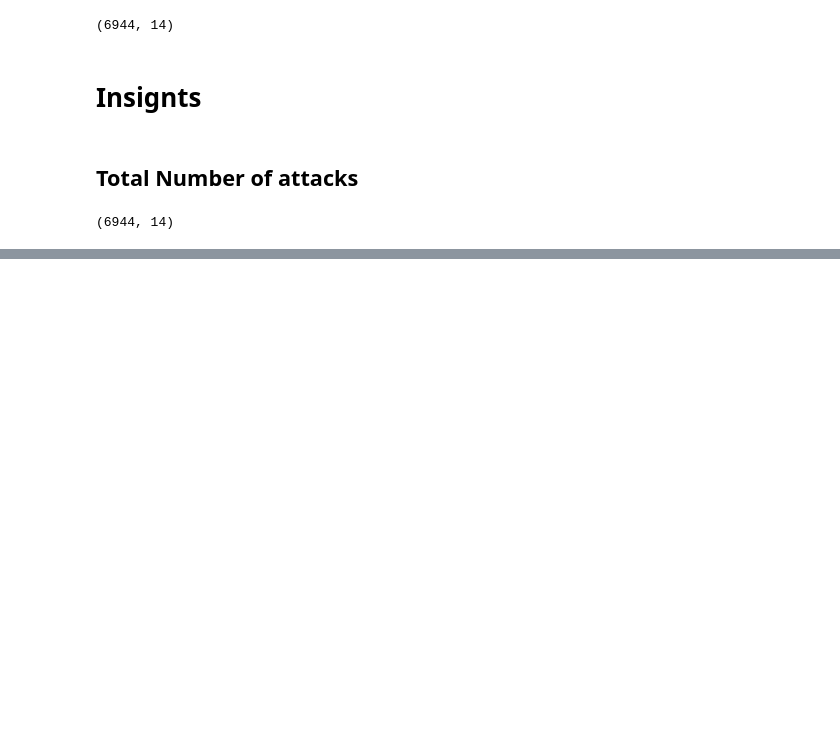
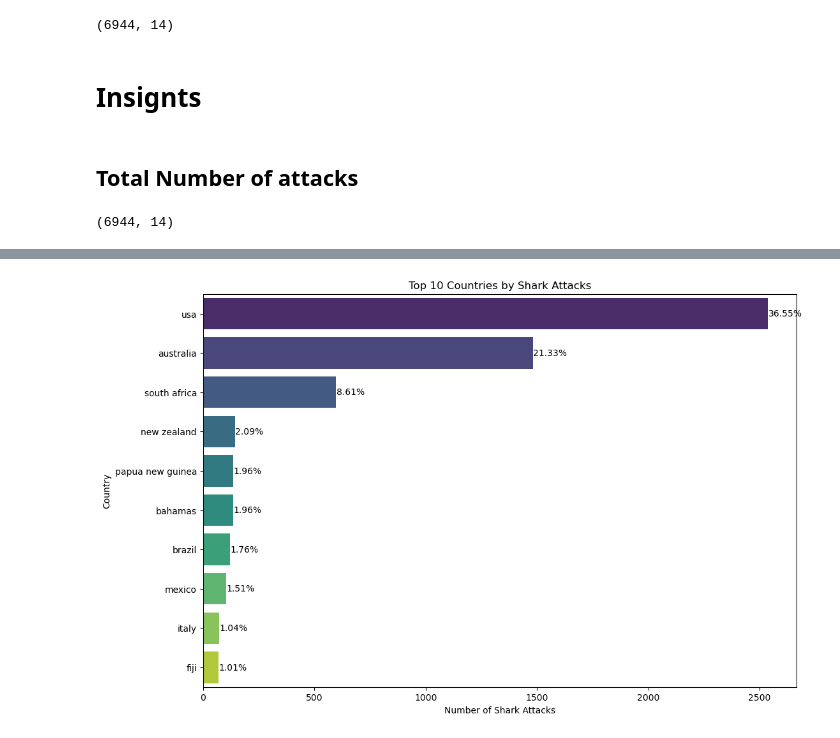
Before and after one commit to NGravereaux/sharks_attack_T3_P1, a Jupyter notebook: main.ipynb, the cells around one changed output, grey strips where cells are left out. Drawn from its saved outputs; the diff is of its cells as text; code cells hidden in the pictures; blank space fills up the shorter version.

Commit message:
Visualization updated

```diff
--- a/main.ipynb
+++ b/main.ipynb
@@ -782,6 +781,3 @@ df_cleaned.shape
 df_cleaned.shape
 # %% [output]
 (6944, 14)
-# %%
-
-df_cleaned = df_cleaned.sort_values(by='year_cleaned')
@@ -825,0 +792,6 @@ plt.show()
+# %%
+shark_attacks_by_country = df_cleaned.groupby('country').size().reset_index(name='attack_count')
+shark_attacks_by_country = shark_attacks_by_country.sort_values(by='attack_count', ascending=False)
+
+
+print(shark_attacks_by_country)
@@ -825,0 +813,4 @@ plt.show()
+# %%
+# Filter the top 10 countries
+top_10_countries = shark_attacks_by_country.head(10)
+top_10_countries
@@ -825,0 +829,22 @@ plt.show()
+# %%
+# Calculate percentages using .loc
+total_attacks = shark_attacks_by_country['attack_count'].sum()
+top_10_countries.loc[:, 'percentage'] = (top_10_countries['attack_count'] / total_attacks) * 100
+
+# Plot the data
+plt.figure(figsize=(12, 8))
+bar_plot = sns.barplot(x='attack_count', y='country', data=top_10_countries, palette='viridis')
+
+# Add percentage labels on the bars
+for bar, percentage in zip(bar_plot.patches, top_10_countries['percentage']):
+    plt.text(bar.get_width() + 0.1,
+             bar.get_y() + bar.get_height() / 2,
+             f'{percentage:.2f}%',
+             ha='left', va='center', color='black')
+
+plt.xlabel('Number of Shark Attacks')
+plt.ylabel('Country')
+plt.title('Top 10 Countries by Shark Attacks')
+plt.show()
+# %% [output]
+[figure, added]
```
Also changed, not shown: parts of 9 cells of this notebook.
